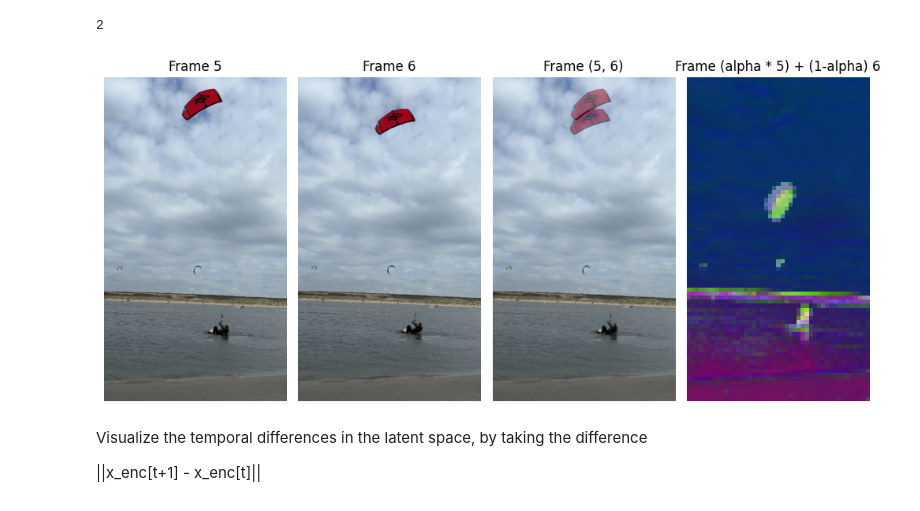
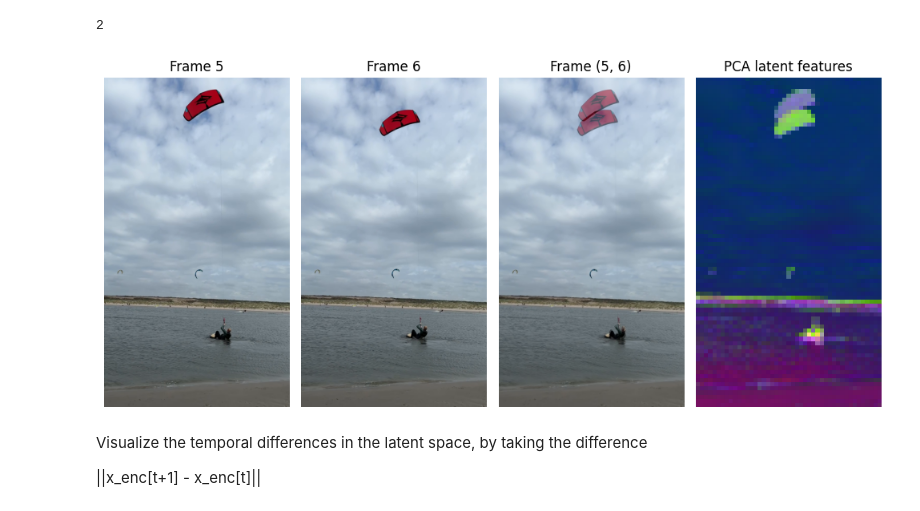
Before and after one commit to RobvanGastel/adapt-vjepa-world-model, a Jupyter notebook: Exploration.ipynb, the cells around one changed output. Drawn from its saved outputs; the diff is of its cells as text; code cells hidden in the pictures.

```diff
--- a/Exploration.ipynb
+++ b/Exploration.ipynb
@@ -143,37 +144,36 @@ encoder.tubelet_size
 # %%
 # Visualizing this effect of frame 5, 6 and the encoder PCA
 frame_5 = x_clip[0, :, 4].permute(1, 2, 0).cpu()
 frame_6 = x_clip[0, :, 5].permute(1, 2, 0).cpu()
 
 alpha = 0.5
 frame_blended = (alpha * frame_5) + ((1 - alpha) * frame_6)
 
-features_frame = z_pca[5 * tokens_in_frame:6 * tokens_in_frame].cpu().numpy()
+features_frame = z_pca[2 * tokens_in_frame:3 * tokens_in_frame].cpu().numpy()
 rgb_frame = features_frame.reshape(patch_h, patch_w, 3)
 
 fig, axes = plt.subplots(1, 4, figsize=(10, 5))
 axes[0].imshow(frame_5.to(torch.uint8))
 axes[0].set_title("Frame 5")
 axes[0].axis("off")
 
 axes[1].imshow(frame_6.to(torch.uint8))
 axes[1].set_title("Frame 6")
 axes[1].axis("off")
 
 axes[2].imshow(frame_blended.to(torch.uint8))
 axes[2].set_title("Frame (5, 6)")
 axes[2].axis("off")
 
 # The encoder is of smaller dimension input dimensions divided by patch_size
 axes[3].imshow(rgb_frame)
-axes[3].set_title("Frame (alpha * 5) + (1-alpha) 6")
+axes[3].set_title("PCA latent features")
 axes[3].axis("off")
-
 
 plt.tight_layout()
 plt.show()
 # %% [output]
-[figure, old version]
+[figure, new version]
 # %% [markdown]
 Visualize the temporal differences in the latent space, by taking the difference
 
```
Also changed, not shown: parts of 11 cells of this notebook.
